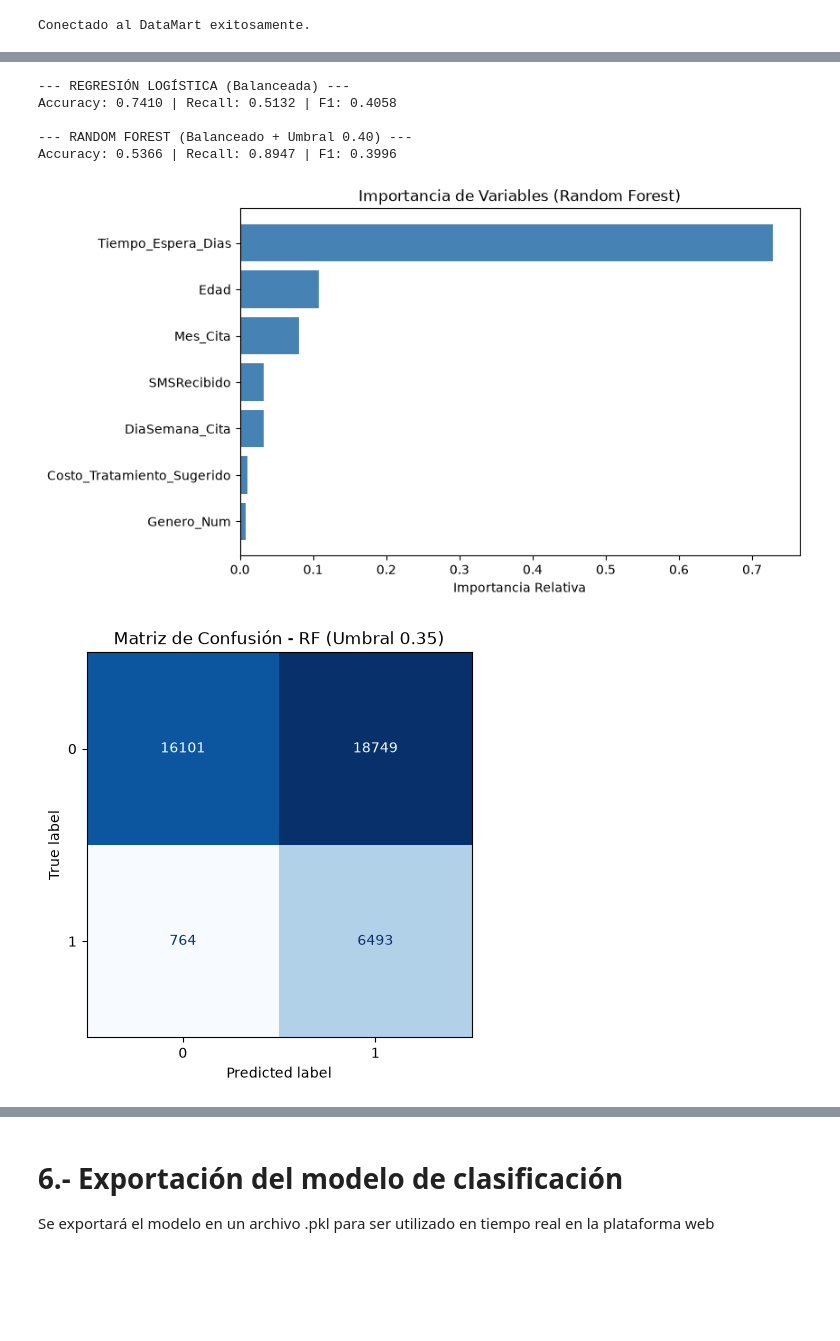
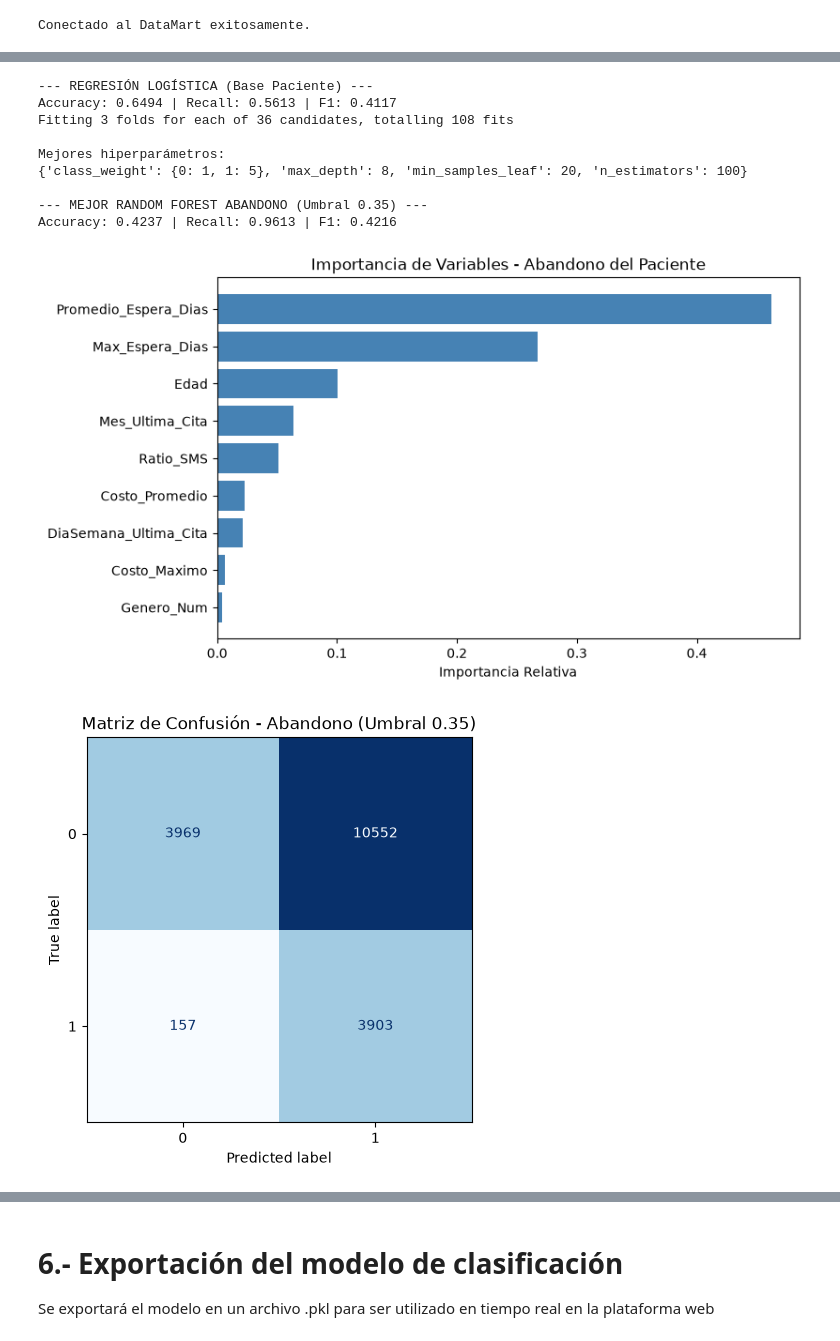
Before and after one commit to Falep24/Proyecto_GADI_Clinica, a Jupyter notebook: 02_Python/modulo_ia.ipynb, the cells around one changed output, grey strips where cells are left out. Cells and saved outputs as stored; diff of their text form; code cells hidden in the pictures; blank space fills up the shorter version.

Commit message:
Actualización de NoteBook Python para predecir el riesgo de abandono, actualización de la tabla dm.Resultados_Prediccion_IA y actualización de la @app.get("/api/retencion") en app_api.py

```diff
--- a/02_Python/modulo_ia.ipynb
+++ b/02_Python/modulo_ia.ipynb
@@ -121,47 +112,68 @@ Entrenamiento: 168426 citas | Prueba: 42107 citas.
 Entrenaremos una **Regresión Logística** (modelo base) y un **Random Forest**. Priorizaremos la métrica de **Recall**, ya que nos interesa capturar la mayor cantidad posible de pacientes que van a faltar, asumiendo que enviar un recordatorio extra (Falso Positivo) es muy barato frente al ingreso perdido de una silla vacía (Falso Negativo).
 # %%
-# 1. Regresión Logística (con balanceo de clases)
-lr_model = LogisticRegression(max_iter=2000, class_weight='balanced')
+# 1. Regresión Logística Base
+lr_model = LogisticRegression(max_iter=2000, class_weight='balanced', random_state=42)
 lr_model.fit(X_train, y_train)
 y_pred_lr = lr_model.predict(X_test)
 
-# 2. Random Forest (con balanceo de clases)
-rf_model = RandomForestClassifier(n_estimators=100, random_state=42, max_depth=10, class_weight='balanced')
-rf_model.fit(X_train, y_train)
-
-# 3. Ajuste de Umbral para el Random Forest (Priorizando el Recall del Negocio)
-umbral_decision = 0.35 # Ajuste del umbral de decisión para priorizar el recall
-y_prob_rf = rf_model.predict_proba(X_test)[:, 1]
-y_pred_rf_custom = (y_prob_rf >= umbral_decision).astype(int)
-
-# Métricas
-print("--- REGRESIÓN LOGÍSTICA (Balanceada) ---")
+print("--- REGRESIÓN LOGÍSTICA (Base Paciente) ---")
 print(f"Accuracy: {accuracy_score(y_test, y_pred_lr):.4f} | Recall: {recall_score(y_test, y_pred_lr):.4f} | F1: {f1_score(y_test, y_pred_lr):.4f}")
 
-print("\n--- RANDOM FOREST (Balanceado + Umbral 0.40) ---")
-print(f"Accuracy: {accuracy_score(y_test, y_pred_rf_custom):.4f} | Recall: {recall_score(y_test, y_pred_rf_custom):.4f} | F1: {f1_score(y_test, y_pred_rf_custom):.4f}")
+# 2. Barrido de Hiperparámetros para Random Forest
+param_grid = {
+    'max_depth': [8, 10, 12],
+    'class_weight': ['balanced', {0: 1, 1: 4}, {0: 1, 1: 5}],
+    'min_samples_leaf': [10, 20],
+    'n_estimators': [100, 150]
+}
 
-# Gráfico: Importancia de Variables (Feature Importance)
-importancias = rf_model.feature_importances_
+skf = StratifiedKFold(n_splits=3, shuffle=True, random_state=42)
+grid_search = GridSearchCV(
+    estimator=RandomForestClassifier(random_state=42, n_jobs=-1),
+    param_grid=param_grid,
+    scoring='recall',
+    cv=skf,
+    n_jobs=-1,
+    verbose=1
+)
+
+grid_search.fit(X_train, y_train)
+best_rf_model = grid_search.best_estimator_
+print(f"\nMejores hiperparámetros:\n{grid_search.best_params_}")
+
+# Evaluación con umbral preventivo 0.35 en el conjunto de prueba (X_test)
+umbral_decision = 0.35
+y_prob_test = best_rf_model.predict_proba(X_test)[:, 1]
+y_pred_test = (y_prob_test >= umbral_decision).astype(int)
+
+print(f"\n--- MEJOR RANDOM FOREST ABANDONO (Umbral {umbral_decision}) ---")
+print(f"Accuracy: {accuracy_score(y_test, y_pred_test):.4f} | Recall: {recall_score(y_test, y_pred_test):.4f} | F1: {f1_score(y_test, y_pred_test):.4f}")
+
+# Importancia de Variables
+importancias = best_rf_model.feature_importances_
 indices = np.argsort(importancias)
 
 plt.figure(figsize=(8, 5))
-plt.barh(range(len(indices)), importancias[indices], color='steelblue', align='center')
+plt.barh(range(len(indices)), importancias[indices], color='steelblue')
 plt.yticks(range(len(indices)), [X.columns[i] for i in indices])
 plt.xlabel('Importancia Relativa')
-plt.title('Importancia de Variables (Random Forest)')
+plt.title('Importancia de Variables - Abandono del Paciente')
 plt.show()
 
-# Matriz de Confusión (con el nuevo umbral)
+# Matriz de Confusión
 fig, ax = plt.subplots(figsize=(5, 5))
-ConfusionMatrixDisplay.from_predictions(y_test, y_pred_rf_custom, cmap='Blues', ax=ax, colorbar=False)
-plt.title(f'Matriz de Confusión - RF (Umbral {umbral_decision})')
+ConfusionMatrixDisplay.from_predictions(y_test, y_pred_test, cmap='Blues', ax=ax, colorbar=False)
+plt.title(f'Matriz de Confusión - Abandono (Umbral {umbral_decision})')
 plt.show()
 # %% [output]
---- REGRESIÓN LOGÍSTICA (Balanceada) ---
-Accuracy: 0.7410 | Recall: 0.5132 | F1: 0.4058
+--- REGRESIÓN LOGÍSTICA (Base Paciente) ---
+Accuracy: 0.6494 | Recall: 0.5613 | F1: 0.4117
+Fitting 3 folds for each of 36 candidates, totalling 108 fits
 
---- RANDOM FOREST (Balanceado + Umbral 0.40) ---
-Accuracy: 0.5366 | Recall: 0.8947 | F1: 0.3996
+Mejores hiperparámetros:
+{'class_weight': {0: 1, 1: 5}, 'max_depth': 8, 'min_samples_leaf': 20, 'n_estimators': 100}
+
+--- MEJOR RANDOM FOREST ABANDONO (Umbral 0.35) ---
+Accuracy: 0.4237 | Recall: 0.9613 | F1: 0.4216
-[figure, old version]
+[figure, new version]
-[figure, old version]
+[figure, new version]
```
Also changed, not shown: parts of 22 cells of this notebook, 3 other files.
